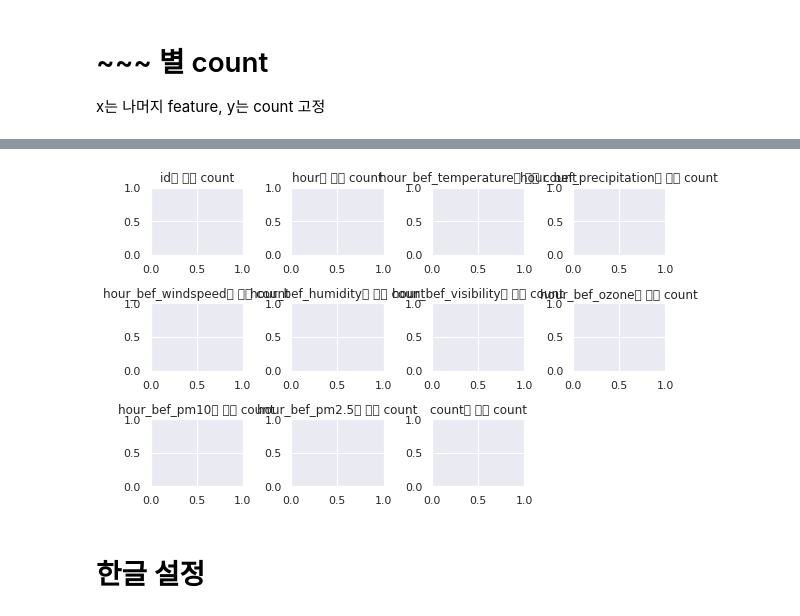
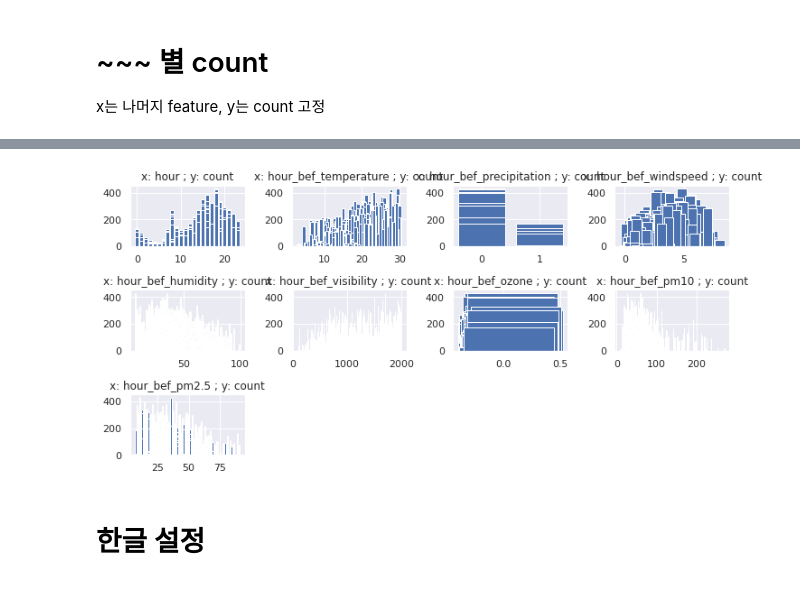
Before and after one commit to GaYounKoh/study, a Jupyter notebook: 2 따릉이/[1w] 1 EDA.ipynb, the cells around one changed output, grey strips where cells are left out. Saved outputs shown, nothing was run; the diff lists cells and outputs as text; code cells hidden in the pictures.

```diff
--- a/2 따릉이/[1w] 1 EDA.ipynb
+++ b/2 따릉이/[1w] 1 EDA.ipynb
@@ -333,18 +329,24 @@ _ = plt.bar('hour', 'count', data = train)
 [figure]
 # %%
-fig = plt.figure(figsize = (8,5))
+fig = plt.figure(figsize = (10,5))
 # axes = fig.subplots(len(tr_cols)//3, 4)
 rows = len(tr_cols)//3
 cols = 3+1
-for python_idx,j in enumerate(tr_cols):
+
+use_tr_cols = list(tr_cols)
+for i in ['id', 'count']:
+    use_tr_cols.remove(i)
+# use_tr_cols
+for python_idx,j in enumerate(use_tr_cols):
     # _ = axes[i].bar(j, 'count', data = train)
     _=ax = fig.add_subplot(rows, cols, python_idx+1)
-    _ = ax.set_title(f'{j}에 대한 count')
+    _ = ax.set_title(f'x: {j} ; y: count')
+    _ = ax.bar(j, 'count', data = train)
 
 
 plt.tight_layout() # axes별 간격 조정
 # %% [output]
-[figure, old version]
+[figure, new version]
 # %% [markdown]
 # 한글 설정
 # %% [markdown]
```
Also changed, not shown: parts of 2 cells of this notebook, 2 other files.
